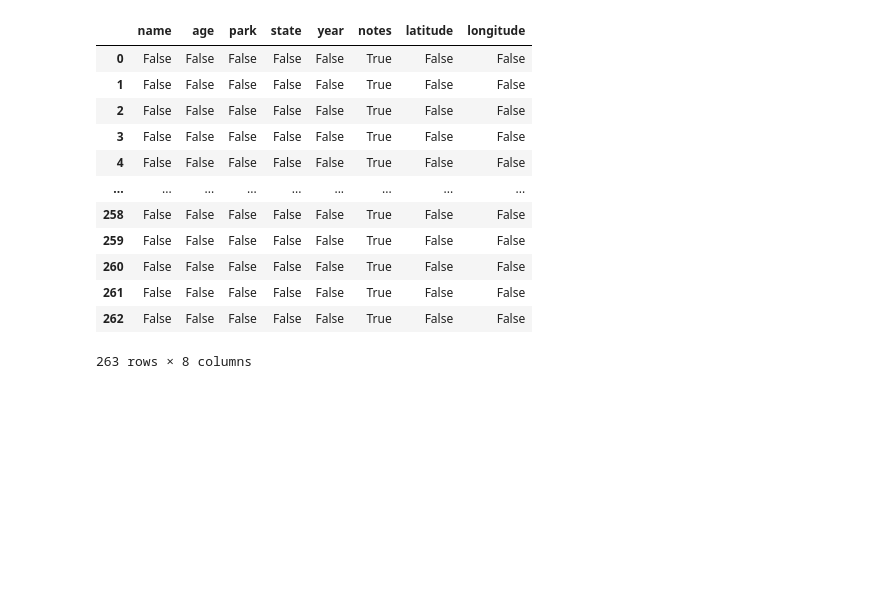
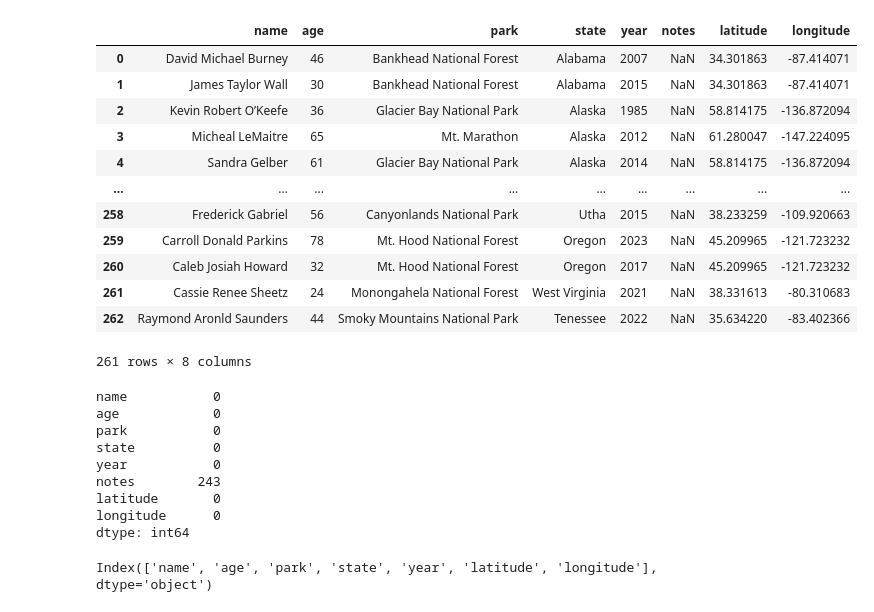
Before and after one commit to ryann1004/Capstone_RobertYann, a Jupyter notebook: Notebooks/Capstone_RY.ipynb, the cells around one changed output. Cells and saved outputs as stored; diff of their text form; code cells hidden in the pictures; blank space fills up the shorter version.

```diff
--- a/Notebooks/Capstone_RY.ipynb
+++ b/Notebooks/Capstone_RY.ipynb
@@ -68,18 +75,49 @@ victims_coords.head(10)
+# %%
+#check for duplicates
+victims_coords.duplicated().sum()
+
+#print(victims_coords.duplicated().sum())
+
+#remove duplicates
+victims_coords = victims_coords.drop_duplicates()
+
+#found 2 duplicate rows
+victims_coords
+# %% [output]
+|  | name | age | park | state | year | notes | latitude | longitude |
+| 0 | David Michael Burney | 46 | Bankhead National Forest | Alabama | 2007 | NaN | 34.301863 | -87.414071 |
+| 1 | James Taylor Wall | 30 | Bankhead National Forest | Alabama | 2015 | NaN | 34.301863 | -87.414071 |
+| 2 | Kevin Robert O’Keefe | 36 | Glacier Bay National Park | Alaska | 1985 | NaN | 58.814175 | -136.872094 |
+| 3 | Micheal LeMaitre | 65 | Mt. Marathon | Alaska | 2012 | NaN | 61.280047 | -147.224095 |
+| 4 | Sandra Gelber | 61 | Glacier Bay National Park | Alaska | 2014 | NaN | 58.814175 | -136.872094 |
+| ... | ... | ... | ... | ... | ... | ... | ... | ... |
+| 258 | Frederick Gabriel | 56 | Canyonlands National Park | Utha | 2015 | NaN | 38.233259 | -109.920663 |
+| 259 | Carroll Donald Parkins | 78 | Mt. Hood National Forest | Oregon | 2023 | NaN | 45.209965 | -121.723232 |
+| 260 | Caleb Josiah Howard | 32 | Mt. Hood National Forest | Oregon | 2017 | NaN | 45.209965 | -121.723232 |
+| 261 | Cassie Renee Sheetz | 24 | Monongahela National Forest | West Virginia | 2021 | NaN | 38.331613 | -80.310683 |
+| 262 | Raymond Aronld Saunders | 44 | Smoky Mountains National Park | Tenessee | 2022 | NaN | 35.634220 | -83.402366 |
+261 rows × 8 columns
 # %%
 #find missing values
 missing_values = victims_coords.isnull()
 missing_values
+
+#Count missing values in each column
+print(victims_coords.isna().sum())
 # %% [output]
-|  | name | age | park | state | year | notes | latitude | longitude |
-| 0 | False | False | False | False | False | True | False | False |
-| 1 | False | False | False | False | False | True | False | False |
-| 2 | False | False | False | False | False | True | False | False |
-| 3 | False | False | False | False | False | True | False | False |
-| 4 | False | False | False | False | False | True | False | False |
-| ... | ... | ... | ... | ... | ... | ... | ... | ... |
-| 258 | False | False | False | False | False | True | False | False |
-| 259 | False | False | False | False | False | True | False | False |
-| 260 | False | False | False | False | False | True | False | False |
-| 261 | False | False | False | False | False | True | False | False |
-| 262 | False | False | False | False | False | True | False | False |
-263 rows × 8 columns
+name           0
+age            0
+park           0
+state          0
+year           0
+notes        243
+latitude       0
+longitude      0
+dtype: int64
+# %%
+#notes column missing 240 out of 261 rows of information so need to delete
+victims_coords = victims_coords.drop(columns=['notes'])
+
+print(victims_coords.columns)
+# %% [output]
+Index(['name', 'age', 'park', 'state', 'year', 'latitude', 'longitude'], dtype='object')
```
Also changed, not shown: parts of 15 cells of this notebook, 3 other files.
